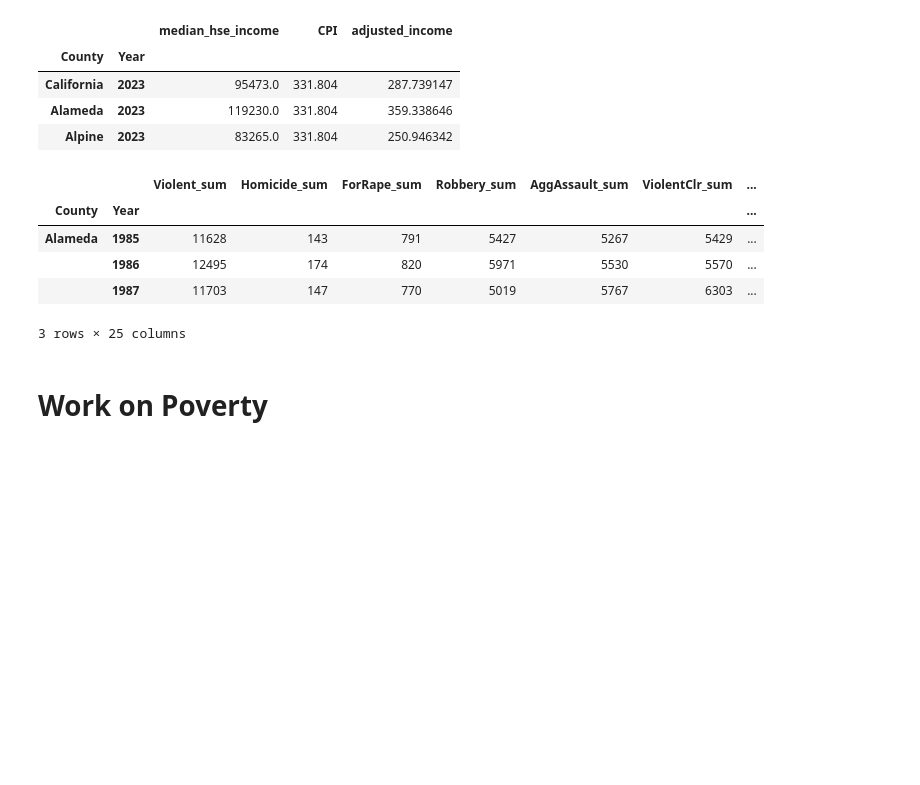
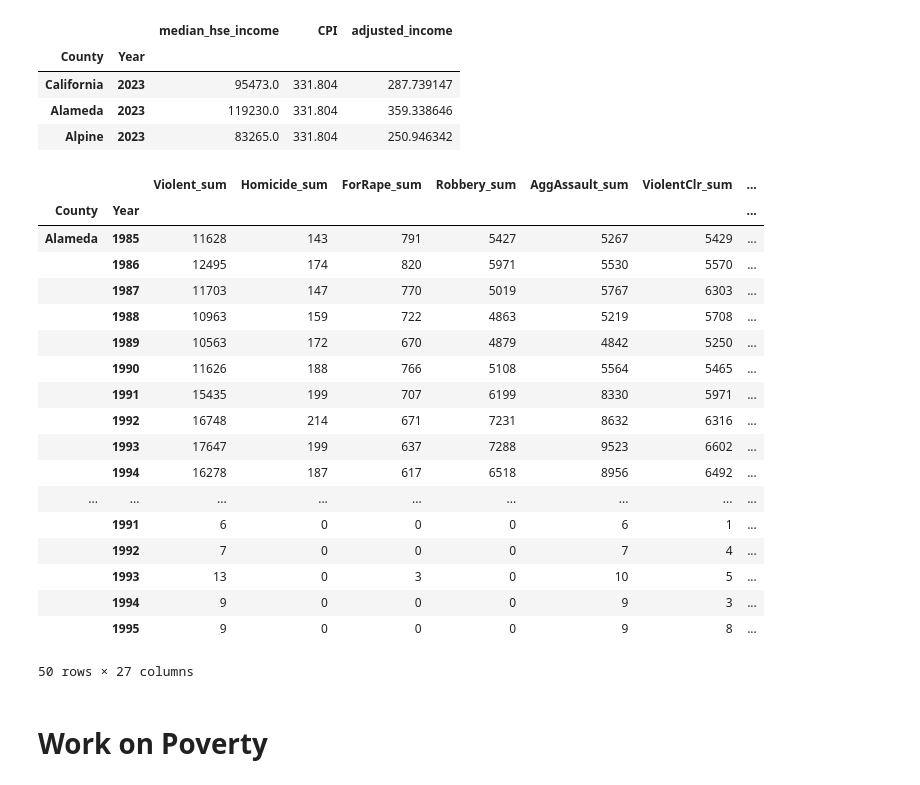
Before and after one commit to git-loa/CrimePatternsProject, a Jupyter notebook: data-exploration/data_engineering.ipynb, the cells around one changed output. Saved outputs shown, nothing was run; the diff lists cells and outputs as text; code cells hidden in the pictures; blank space fills up the shorter version.

```diff
--- a/data-exploration/data_engineering.ipynb
+++ b/data-exploration/data_engineering.ipynb
@@ -324,3 +321,7 @@ median_house_income.head()
+# %%
+califonia_cpi_df["Year"] = califonia_cpi_df["Year"].astype(str)
+# %%
+median_house_income["Year"] = median_house_income["Year"].astype(str)
 # %%
 median_house_cpi = median_house_income.merge(califonia_cpi_df, on="Year", how="left")
 median_house_cpi["County"] = median_house_cpi["County"].apply(
@@ -344,17 +345,30 @@ median_house_cpi.head(3)
 | California | 2023 | 95473.0 | 331.804 | 287.739147 |
 | Alameda | 2023 | 119230.0 | 331.804 | 359.338646 |
 | Alpine | 2023 | 83265.0 | 331.804 | 250.946342 |
-# %%
-crime_data_df.loc[:, "adjusted_income"] = median_house_cpi.loc[:, "adjusted_income"]
+# %%
+crime_data_df = crime_data_df.merge(median_house_cpi, on=["County", "Year"], how="left")
 # %%
-crime_data_df.head(3)
+crime_data_df.head(50)
 # %% [output]
 |  |  | Violent_sum | Homicide_sum | ForRape_sum | Robbery_sum | AggAssault_sum | ViolentClr_sum | ... |
 | County | Year |  |  |  |  |  |  | ... |
 | Alameda | 1985 | 11628 | 143 | 791 | 5427 | 5267 | 5429 | ... |
 |  | 1986 | 12495 | 174 | 820 | 5971 | 5530 | 5570 | ... |
 |  | 1987 | 11703 | 147 | 770 | 5019 | 5767 | 6303 | ... |
+|  | 1988 | 10963 | 159 | 722 | 4863 | 5219 | 5708 | ... |
+|  | 1989 | 10563 | 172 | 670 | 4879 | 4842 | 5250 | ... |
+|  | 1990 | 11626 | 188 | 766 | 5108 | 5564 | 5465 | ... |
+|  | 1991 | 15435 | 199 | 707 | 6199 | 8330 | 5971 | ... |
+|  | 1992 | 16748 | 214 | 671 | 7231 | 8632 | 6316 | ... |
+|  | 1993 | 17647 | 199 | 637 | 7288 | 9523 | 6602 | ... |
+|  | 1994 | 16278 | 187 | 617 | 6518 | 8956 | 6492 | ... |
+| ... | ... | ... | ... | ... | ... | ... | ... | ... |
+|  | 1991 | 6 | 0 | 0 | 0 | 6 | 1 | ... |
+|  | 1992 | 7 | 0 | 0 | 0 | 7 | 4 | ... |
+|  | 1993 | 13 | 0 | 3 | 0 | 10 | 5 | ... |
+|  | 1994 | 9 | 0 | 0 | 0 | 9 | 3 | ... |
+|  | 1995 | 9 | 0 | 0 | 0 | 9 | 8 | ... |
-3 rows × 25 columns
+50 rows × 27 columns
 # %% [markdown]
 # Work on Poverty
 # %%
```
Also changed, not shown: parts of 23 cells of this notebook, 28 other files.
